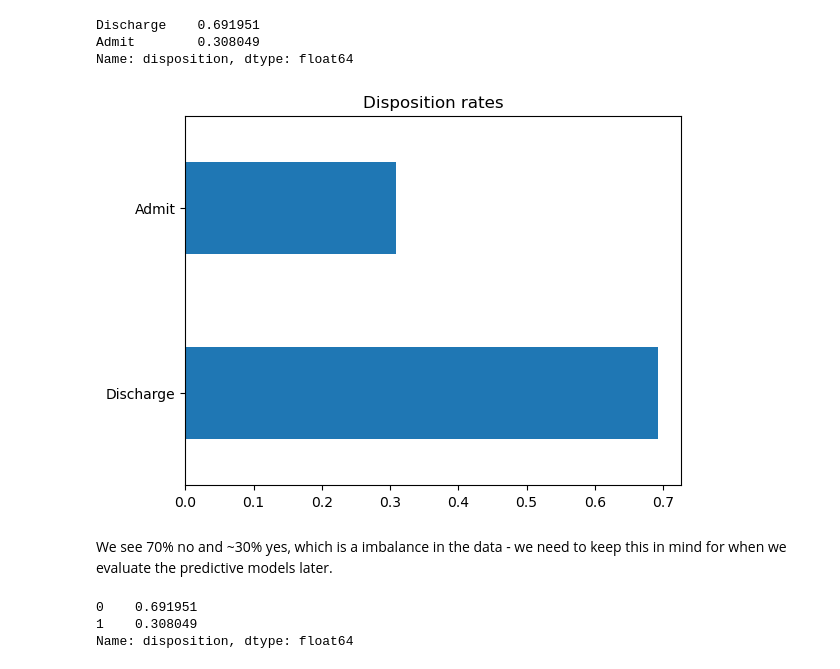
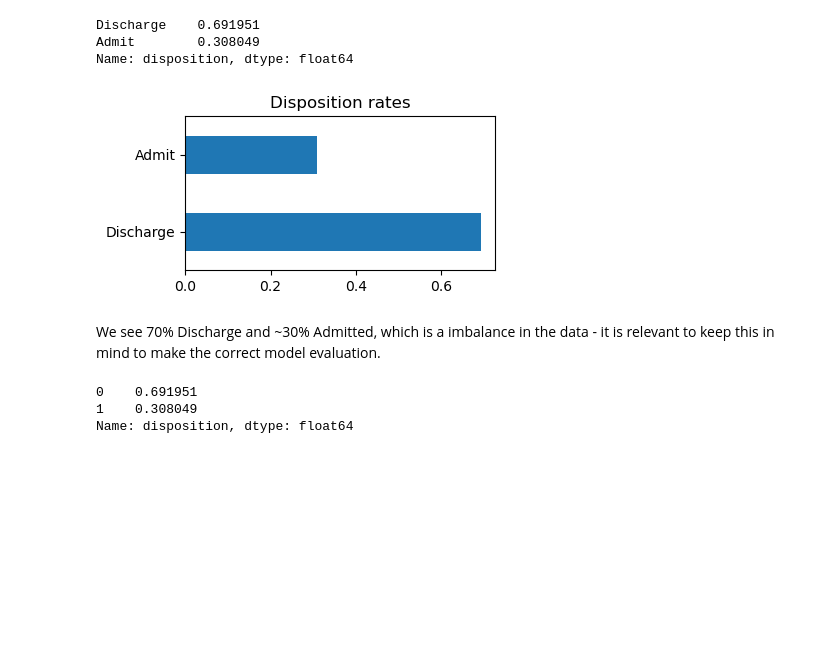
Before and after one commit to CarolMargeth/admission_prediction_project, a Jupyter notebook: Predicting_hospital_admission_at_emergency_department_triage.ipynb, the cells around one changed output. Drawn from its saved outputs; the diff is of its cells as text; code cells hidden in the pictures; blank space fills up the shorter version.

Commit message:
Modeling progress

```diff
--- a/Predicting_hospital_admission_at_emergency_department_triage.ipynb
+++ b/Predicting_hospital_admission_at_emergency_department_triage.ipynb
@@ -873,3 +1055,6 @@ cleaned_df = cleaned_df.reset_index(drop=True)
+# %%
+# Set feature names data type as string.
+cleaned_df.columns = cleaned_df.columns.astype(str)
 # %%
 # Sanity check
 print(cleaned_df.index)
@@ -941,13 +1123,14 @@ Admit        0.308049
 Name: disposition, dtype: float64
 # %%
 # See the distribution of the target
+fig = plt.figure(figsize=(4,2))
 cleaned_df['disposition'].value_counts(normalize=True).plot(kind="barh")
 plt.title("Disposition rates")
 plt.show()
 # %% [output]
-[figure, old version]
+[figure, new version]
 # %% [markdown]
-We see 70% no and ~30% yes, which is a imbalance in the data - we need to keep this in mind for when we evaluate the predictive models later.
+We see 70% Discharge and ~30% Admitted, which is a imbalance in the data - it is relevant to keep this in mind to make the correct model evaluation.
 # %%
 # Create a new column that encodes 'disposition' column as binary
 df_processed['disposition'] = np.where(cleaned_df['disposition'] == 'Admit', 1, 0)
```
Also changed, not shown: parts of 219 cells of this notebook.
